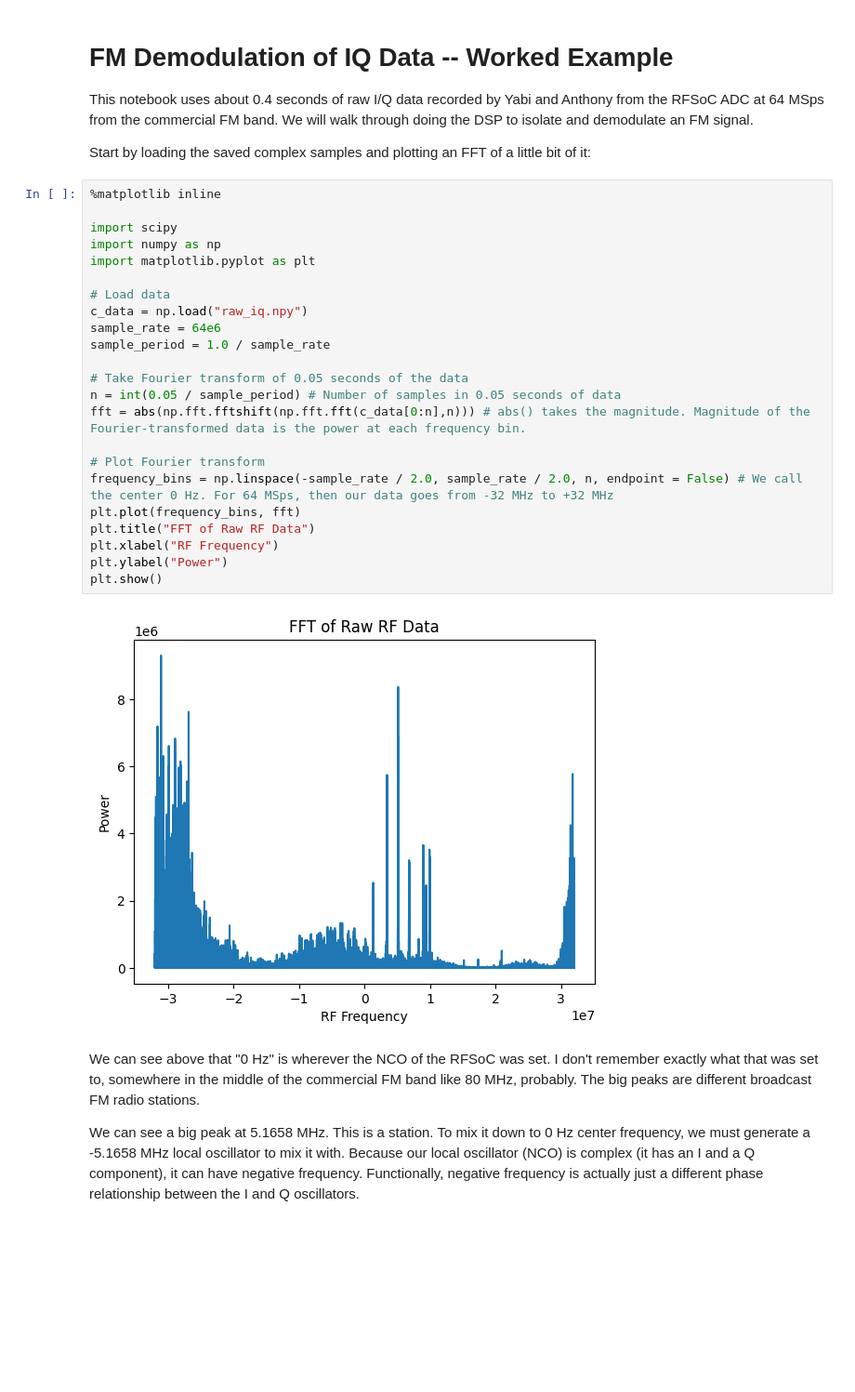
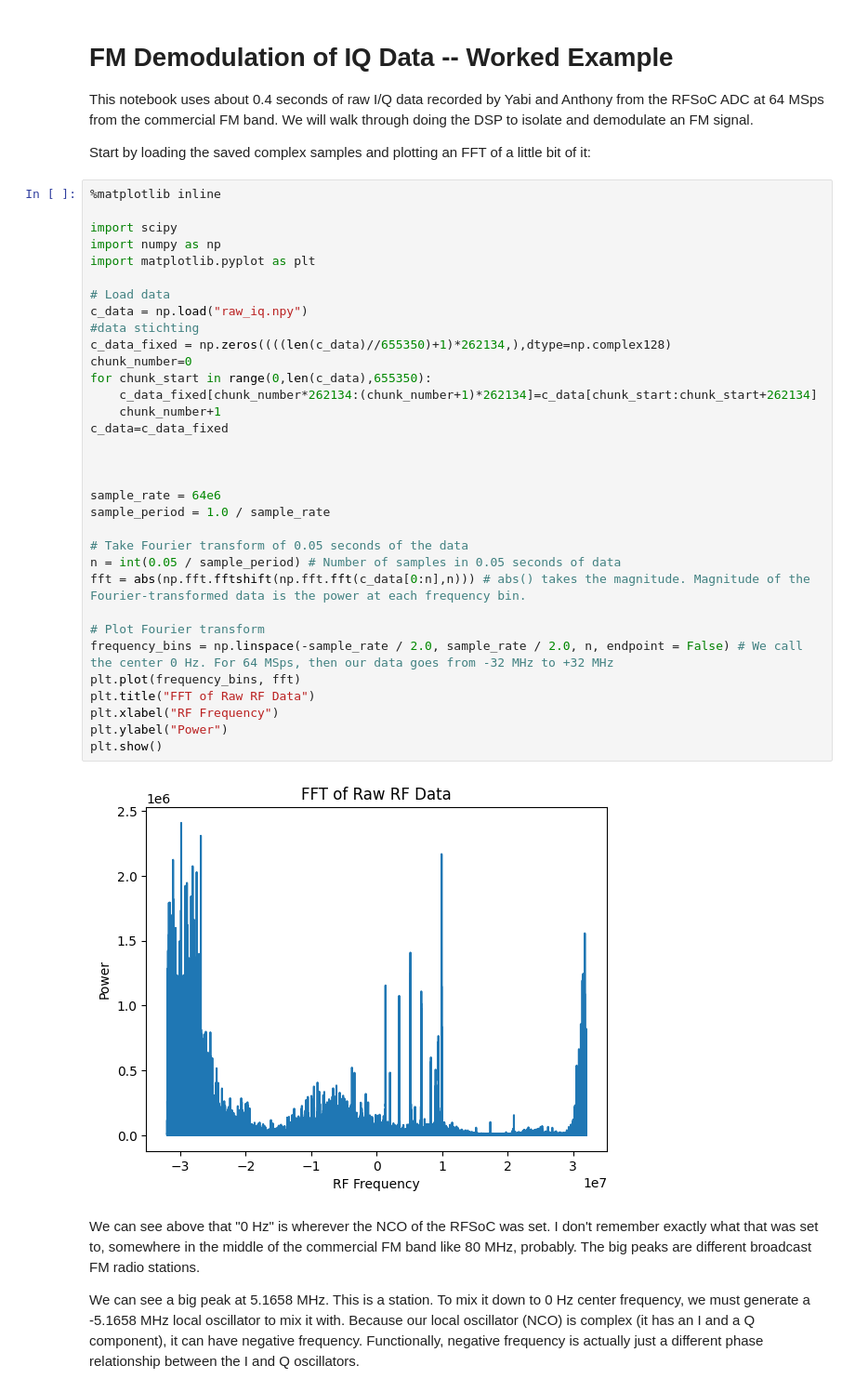
Before and after one commit to Yhawaz/radioHead, a Jupyter notebook: sdr/fm_demod.ipynb, the cells around one changed output. Shown: that part at 93% size. Drawn from its saved outputs; the diff is of its cells as text; blank space fills up the shorter version.

```diff
--- a/sdr/fm_demod.ipynb
+++ b/sdr/fm_demod.ipynb
@@ -7,28 +7,38 @@ Start by loading the saved complex samples and plotting an FFT of a little bit o
 # %%
 %matplotlib inline
 
 import scipy
 import numpy as np
 import matplotlib.pyplot as plt
 
 # Load data
 c_data = np.load("raw_iq.npy")
+#data stichting
+c_data_fixed = np.zeros((((len(c_data)//655350)+1)*262134,),dtype=np.complex128)
+chunk_number=0
+for chunk_start in range(0,len(c_data),655350):
+    c_data_fixed[chunk_number*262134:(chunk_number+1)*262134]=c_data[chunk_start:chunk_start+262134]
+    chunk_number+1
+c_data=c_data_fixed
+
+
+
 sample_rate = 64e6
 sample_period = 1.0 / sample_rate
 
 # Take Fourier transform of 0.05 seconds of the data
 n = int(0.05 / sample_period) # Number of samples in 0.05 seconds of data
 fft = abs(np.fft.fftshift(np.fft.fft(c_data[0:n],n))) # abs() takes the magnitude. Magnitude of the Fourier-transformed data is the power at each frequency bin.
 
 # Plot Fourier transform
 frequency_bins = np.linspace(-sample_rate / 2.0, sample_rate / 2.0, n, endpoint = False) # We call the center 0 Hz. For 64 MSps, then our data goes from -32 MHz to +32 MHz
 plt.plot(frequency_bins, fft)
 plt.title("FFT of Raw RF Data")
 plt.xlabel("RF Frequency")
 plt.ylabel("Power")
 plt.show()
 # %% [output]
-[figure, old version]
+[figure, new version]
 # %% [markdown]
 We can see above that "0 Hz" is wherever the NCO of the RFSoC was set. I don't remember exactly what that was set to, somewhere in the middle of the commercial FM band like 80 MHz, probably. The big peaks are different broadcast FM radio stations.
 
```
Also changed, not shown: parts of 4 cells of this notebook, 8 other files.
